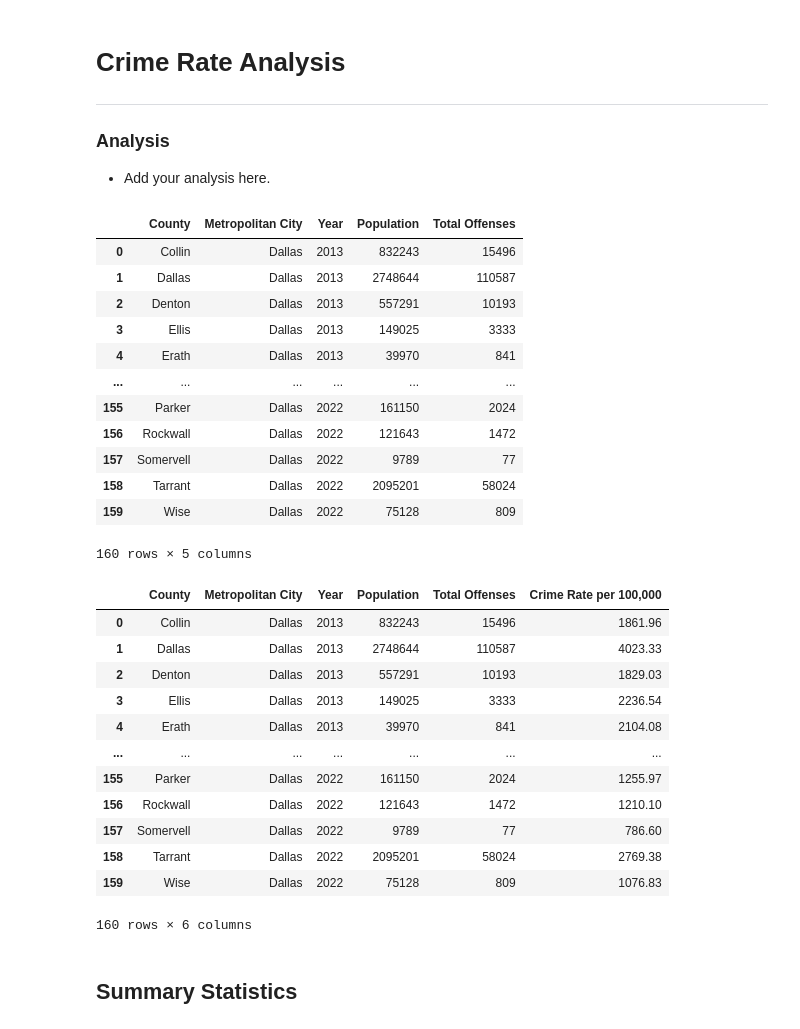
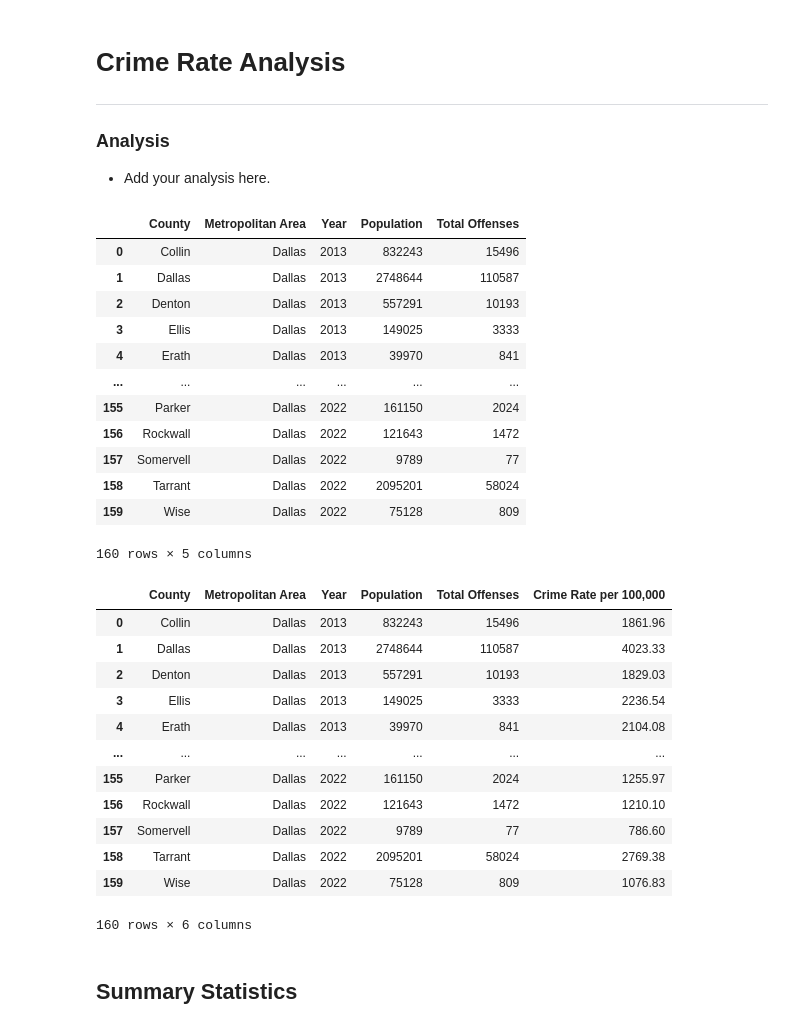
Before and after one commit to sunnimae/project-one, a Jupyter notebook: victor doan.ipynb, the cells around one changed output. Saved outputs shown, nothing was run; the diff lists cells and outputs as text; code cells hidden in the pictures.

```diff
--- a/victor doan.ipynb
+++ b/victor doan.ipynb
@@ -8,21 +8,21 @@
 # %%
 # Dependencies and Setup
 import matplotlib.pyplot as plt
 from scipy.stats import linregress
 import pandas as pd
 from scipy import stats
 
 # Study data files
-path = "../resources/dallas.csv"
+path = "resources/dallas.csv"
 
 
 # Read the data from scv to create the dataframe
 data_df = pd.read_csv(path)
 
 # Display the data table for preview
 data_df
 # %% [output]
-|  | County | Metropolitan City | Year | Population | Total Offenses |
+|  | County | Metropolitan Area | Year | Population | Total Offenses |
 | 0 | Collin | Dallas | 2013 | 832243 | 15496 |
 | 1 | Dallas | Dallas | 2013 | 2748644 | 110587 |
 | 2 | Denton | Dallas | 2013 | 557291 | 10193 |
@@ -44,7 +44,7 @@ data_df["Population"] = pd.to_numeric(data_df["Population"], errors='coerce')
 data_df["Crime Rate per 100,000"]=round((data_df["Total Offenses"]/data_df["Population"]*100000),2)
 data_df
 # %% [output]
-|  | County | Metropolitan City | Year | Population | Total Offenses | Crime Rate per 100,000 |
+|  | County | Metropolitan Area | Year | Population | Total Offenses | Crime Rate per 100,000 |
 | 0 | Collin | Dallas | 2013 | 832243 | 15496 | 1861.96 |
 | 1 | Dallas | Dallas | 2013 | 2748644 | 110587 | 4023.33 |
 | 2 | Denton | Dallas | 2013 | 557291 | 10193 | 1829.03 |
```
Also changed, not shown: parts of 4 cells of this notebook, 2 other files.
